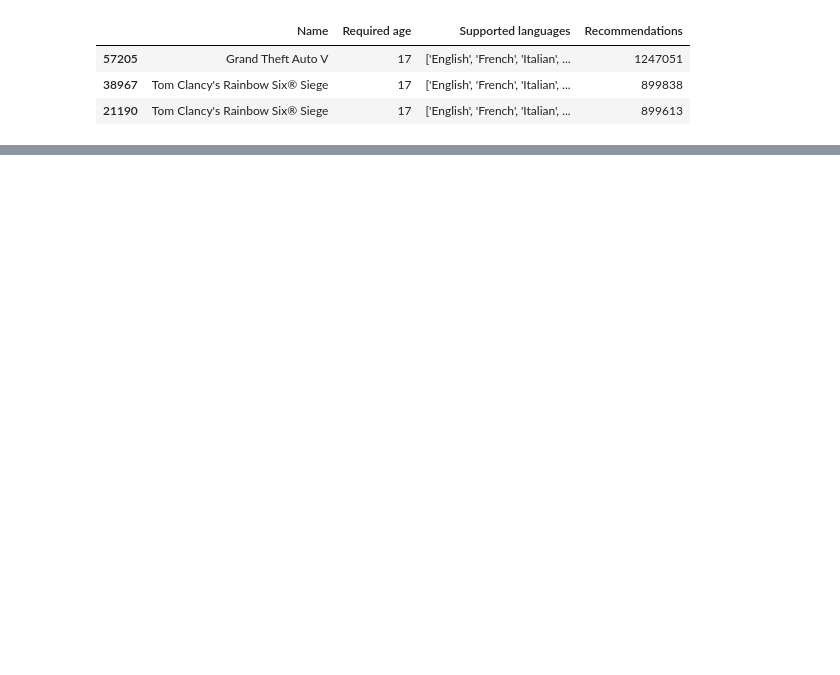
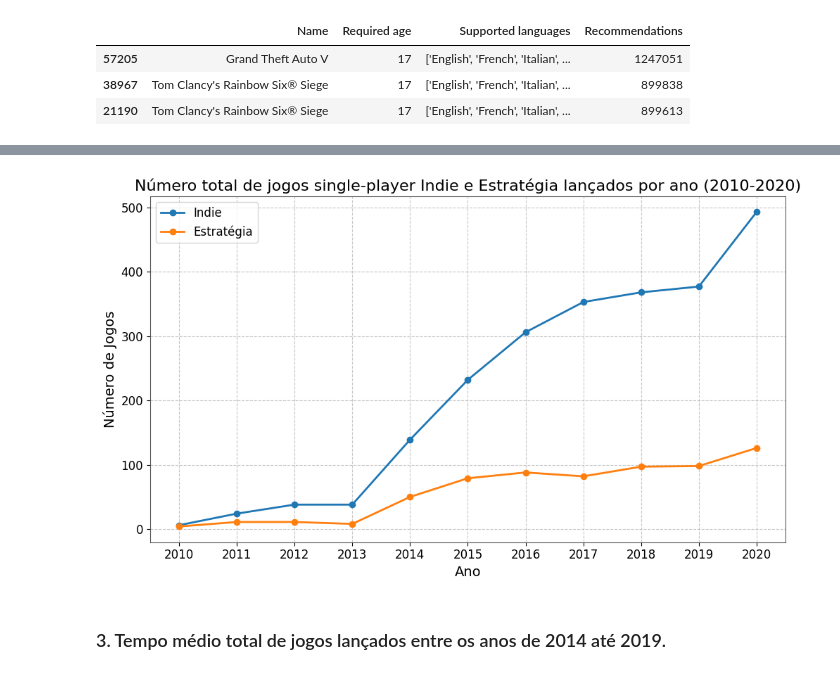
Before and after one commit to SabrinaDantas/projeto_programacao_para_dados_pucrs, a Jupyter notebook: projeto_programacaoparadados_fase02.ipynb, the cells around one changed output, grey strips where cells are left out. Saved outputs shown, nothing was run; the diff lists cells and outputs as text; code cells hidden in the pictures; blank space fills up the shorter version.

```diff
--- a/projeto_programacaoparadados_fase02.ipynb
+++ b/projeto_programacaoparadados_fase02.ipynb
@@ -306,0 +384,29 @@ jogos_pt_br_16[['Name', 'Required age', 'Supported languages', 'Recommendations'
+# %%
+# Filtrar os jogos single-player lançados entre 2010 e 2020
+single_player_2010_2020 = single_player[single_player['Year'].between(2010, 2020)]
+# %%
+# Filtrar jogos indie e de estratégia lançados entre 2010 e 2020
+jogos_indie = single_player_2010_2020[single_player_2010_2020['Genres'].str.contains('Indie', na=False)]
+jogos_estrategia = single_player_2010_2020[single_player_2010_2020['Genres'].str.contains('Strategy', na=False)]
+# %%
+# Agrupar os dados por ano e gênero e contar o número de jogos em cada grupo
+indie_por_ano = jogos_indie.groupby('Year').size()
+estrategia_por_ano = jogos_estrategia.groupby('Year').size()
+# %%
+# Plotar o gráfico
+plt.figure(figsize=(10, 6))
+plt.plot(indie_por_ano.index, indie_por_ano.values, marker='o', label='Indie')
+plt.plot(estrategia_por_ano.index, estrategia_por_ano.values, marker='o', label='Estratégia')
+
+# Adicionar rótulos e título
+plt.title('Número total de jogos single-player Indie e Estratégia lançados por ano (2010-2020)')
+plt.xlabel('Ano')
+plt.ylabel('Número de Jogos')
+plt.xticks(range(2010, 2021))  # Definir os ticks no eixo x para cada ano
+plt.legend()  # Adicionar legenda
+plt.grid(True)  # Adicionar grade ao gráfico
+plt.tight_layout()  # Ajustar layout
+# %% [output]
+[figure, added]
+# %% [markdown]
+### 3. Tempo médio total de jogos lançados entre os anos de 2014 até 2019.
```
Also changed, not shown: parts of 54 cells of this notebook.
